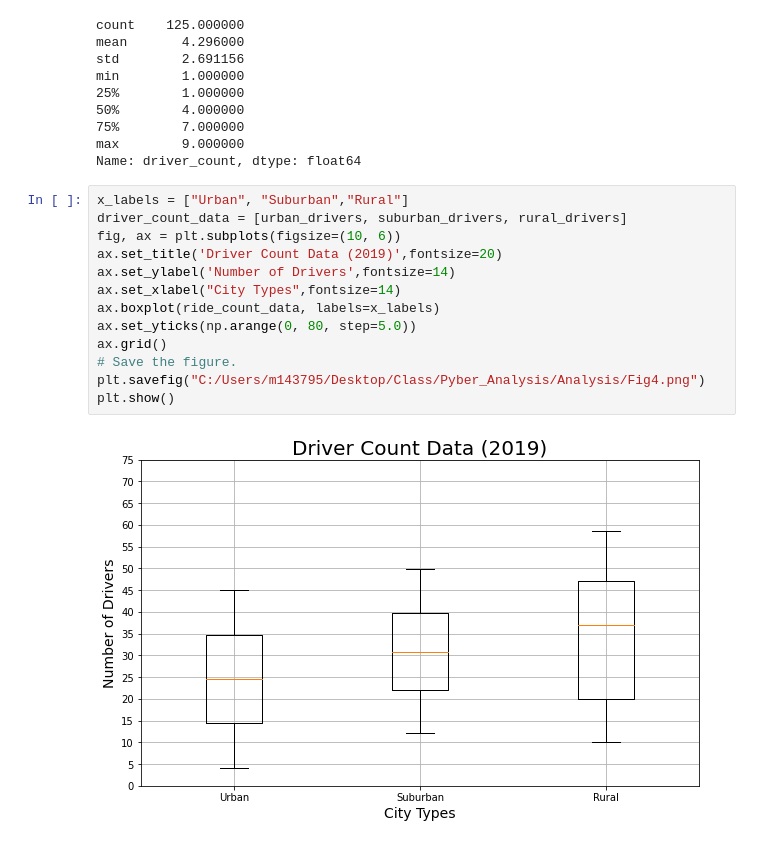
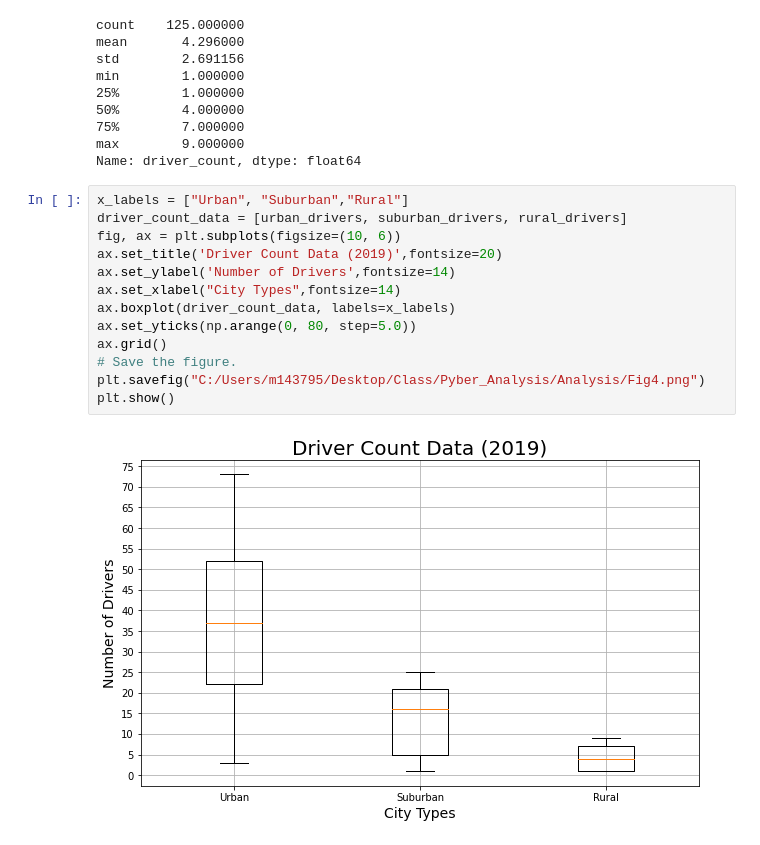
Before and after one commit to jcourt99/Pyber_Analysis, a Jupyter notebook: PyBer.ipynb, the cells around one changed output. Cells and saved outputs as stored; diff of their text form.

```diff
--- a/PyBer.ipynb
+++ b/PyBer.ipynb
@@ -792,15 +792,15 @@ Name: driver_count, dtype: float64
 # %%
 x_labels = ["Urban", "Suburban","Rural"]
 driver_count_data = [urban_drivers, suburban_drivers, rural_drivers]
 fig, ax = plt.subplots(figsize=(10, 6))
 ax.set_title('Driver Count Data (2019)',fontsize=20)
 ax.set_ylabel('Number of Drivers',fontsize=14)
 ax.set_xlabel("City Types",fontsize=14)
-ax.boxplot(ride_count_data, labels=x_labels)
+ax.boxplot(driver_count_data, labels=x_labels)
 ax.set_yticks(np.arange(0, 80, step=5.0))
 ax.grid()
 # Save the figure.
 plt.savefig("C:/Users/m143795/Desktop/Class/Pyber_Analysis/Analysis/Fig4.png")
 plt.show()
 # %% [output]
-[figure, old version]
+[figure, new version]
```
Also changed, not shown: parts of 12 cells of this notebook, 3 other files.
